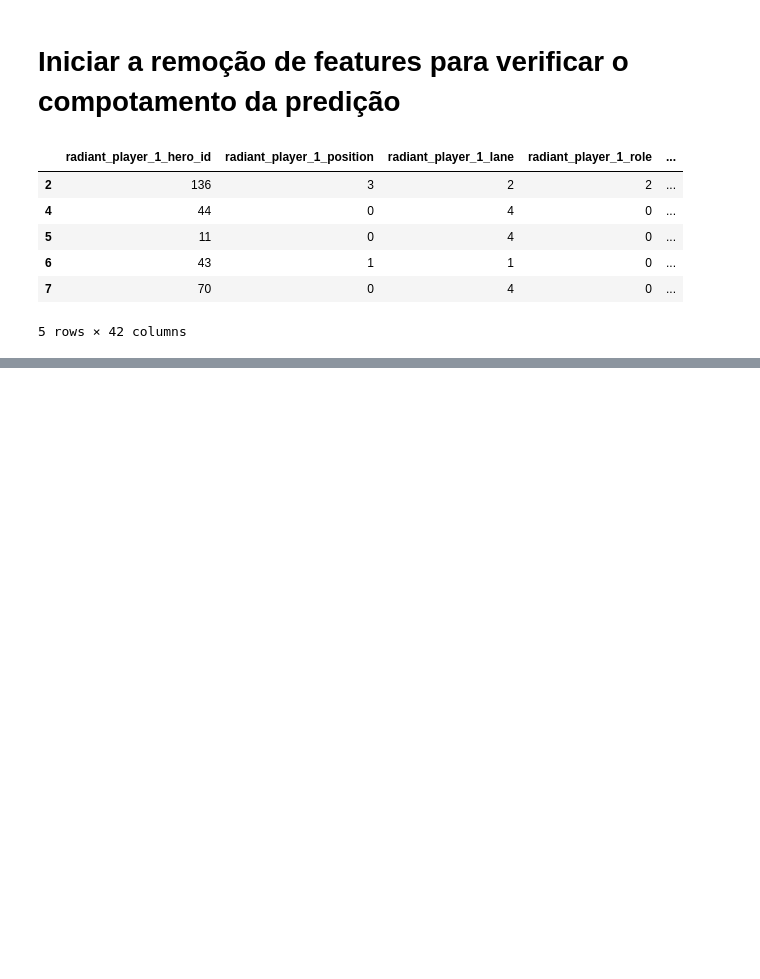
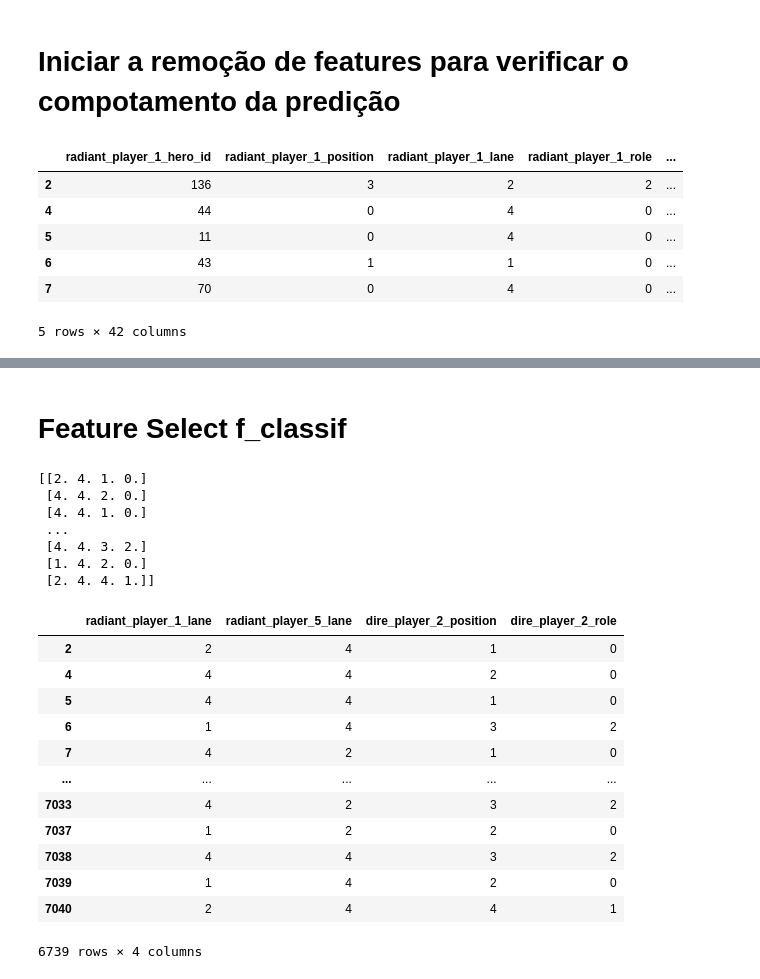
Before and after one commit to ExiledSpirit/dota-match-predict, a Jupyter notebook: dota2_proj/Analise_exploratoria_Dota2.ipynb, the cells around one changed output, grey strips where cells are left out. Saved outputs shown, nothing was run; the diff lists cells and outputs as text; code cells hidden in the pictures; blank space fills up the shorter version.

```diff
--- a/dota2_proj/Analise_exploratoria_Dota2.ipynb
+++ b/dota2_proj/Analise_exploratoria_Dota2.ipynb
@@ -524,10 +564,12 @@ datasetGt2024_Clean_v2.head()
 | 7 | 70 | 0 | 4 | 0 | ... |
 5 rows × 42 columns
 # %%
-classes = datasetGt2024_Clean['winner_side']
-predictors = datasetGt2024_Clean.drop(['winner_side'], axis=1)
+classes = datasetGt2024_Clean_v2['winner_side']
+predictors = datasetGt2024_Clean_v2.drop(['winner_side'], axis=1)
 
 x_train, x_test, y_train, y_test = train_test_split(predictors, classes, test_size = 0.2, random_state = 0)
 
 baseline_randomforrest = RandomForestClassifier()
 baseline_randomforrest.fit(x_train, y_train)
+matriz_confusao(baseline_randomforrest, x_test, y_test)
+# avaliacao_modelo(baseline_randomforrest, x_test, y_test)
@@ -533,0 +578,37 @@ baseline_randomforrest.fit(x_train, y_train)
+# %% [markdown]
+# Feature Select f_classif
+# %%
+from sklearn.feature_selection import SelectKBest
+from sklearn.feature_selection import f_classif, mutual_info_classif
+
+f_classif = SelectKBest(score_func=f_classif, k=4)
+
+fit = f_classif.fit(predictors, classes)
+
+features = fit.transform(predictors)
+
+print(features)
+
+cols = fit.get_support(indices=True)
+datasetGt2024_Clean_v2.iloc[:,cols] # 	radiant_player_1_lane	radiant_player_5_lane	dire_player_2_position	dire_player_2_role
+# %% [output]
+[[2. 4. 1. 0.]
+ [4. 4. 2. 0.]
+ [4. 4. 1. 0.]
+ ...
+ [4. 4. 3. 2.]
+ [1. 4. 2. 0.]
+ [2. 4. 4. 1.]]
+|  | radiant_player_1_lane | radiant_player_5_lane | dire_player_2_position | dire_player_2_role |
+| 2 | 2 | 4 | 1 | 0 |
+| 4 | 4 | 4 | 2 | 0 |
+| 5 | 4 | 4 | 1 | 0 |
+| 6 | 1 | 4 | 3 | 2 |
+| 7 | 4 | 2 | 1 | 0 |
+| ... | ... | ... | ... | ... |
+| 7033 | 4 | 2 | 3 | 2 |
+| 7037 | 1 | 2 | 2 | 0 |
+| 7038 | 4 | 4 | 3 | 2 |
+| 7039 | 1 | 4 | 2 | 0 |
+| 7040 | 2 | 4 | 4 | 1 |
+6739 rows × 4 columns
```
Also changed, not shown: parts of 11 cells of this notebook.
